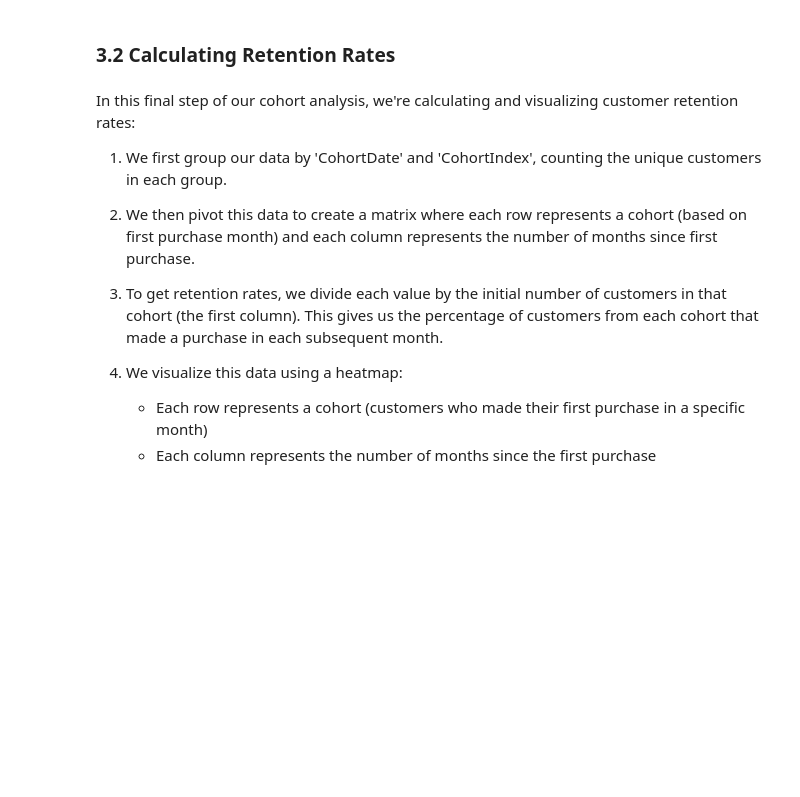
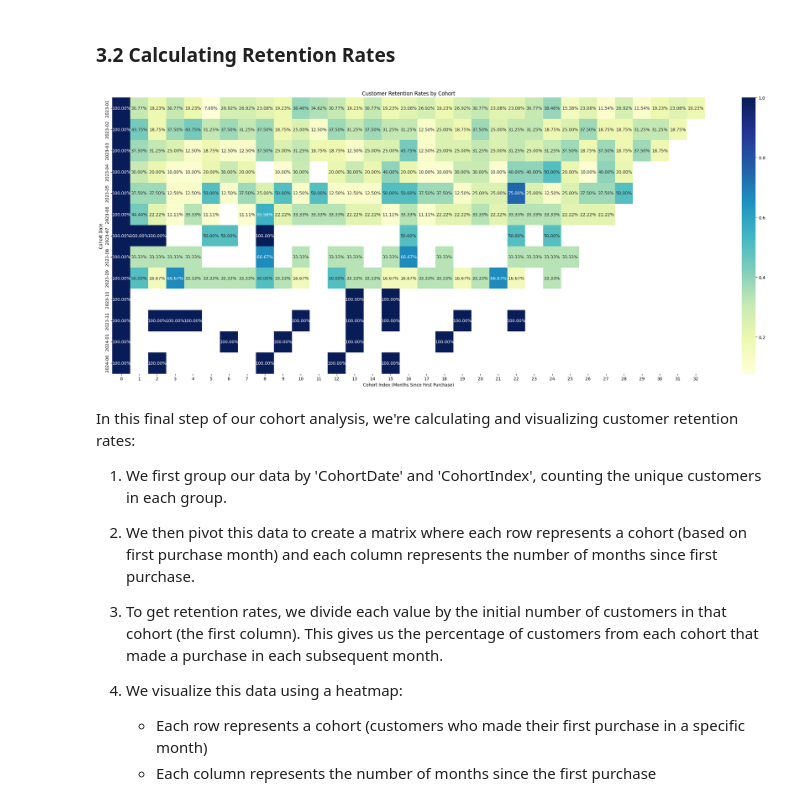
Before and after one commit to Corndel/DT503-Using-and-Presenting-Business-Intelligence, a Jupyter notebook: Week 2/DT503.2 Customer Analytics and Personalisation.ipynb, the cells around one changed output. Saved outputs shown, nothing was run; the diff lists cells and outputs as text; code cells hidden in the pictures; blank space fills up the shorter version.

Commit message:
Updates recomendations to week 2

```diff
--- a/Week 2/DT503.2 Customer Analytics and Personalisation.ipynb
+++ b/Week 2/DT503.2 Customer Analytics and Personalisation.ipynb
@@ -44,7 +44,7 @@ The last two lines set up our plotting style to make our visualizations consiste
 Now we'll load our e-commerce data and perform some initial cleaning steps. Data cleaning is a crucial step in any data analysis project, as it ensures our data is accurate and ready for analysis.
 # %%
 # Load the data
-df = pd.read_csv('../ecommerce_data_modified.csv')
+df = pd.read_csv('ecommerce_data_week2.csv')
 
 # Display first few rows
 print("First few rows of our data:")
@@ -355,17 +462,19 @@ This preparation allows us to group customers who made their first purchase in t
 # %%
 # Calculate retention rates
 cohort_data = df.groupby(['CohortDate', 'CohortIndex'])['customer_id'].nunique().reset_index()
 cohort_data = cohort_data.pivot(index='CohortDate', columns='CohortIndex', values='customer_id')
 retention_rates = cohort_data.divide(cohort_data.iloc[:, 0], axis=0)
 
 # Visualize retention rates
-plt.figure(figsize=(20,10 ))
+plt.figure(figsize=(25,10 ))
 sns.heatmap(retention_rates, annot=True, cmap='YlGnBu', fmt='.2%')
 plt.title('Customer Retention Rates by Cohort')
 plt.xlabel('Cohort Index (Months Since First Purchase)')
 plt.ylabel('Cohort Date')
 plt.tight_layout()
 plt.show()
+# %% [output]
+[figure, added]
 # %% [markdown]
 In this final step of our cohort analysis, we're calculating and visualizing customer retention rates:
 
```
Also changed, not shown: parts of 18 cells of this notebook.
